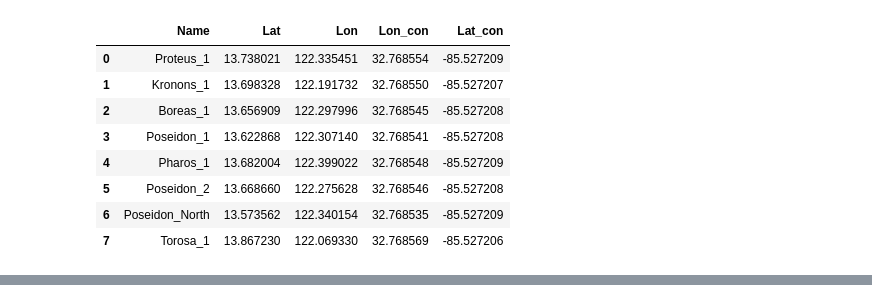
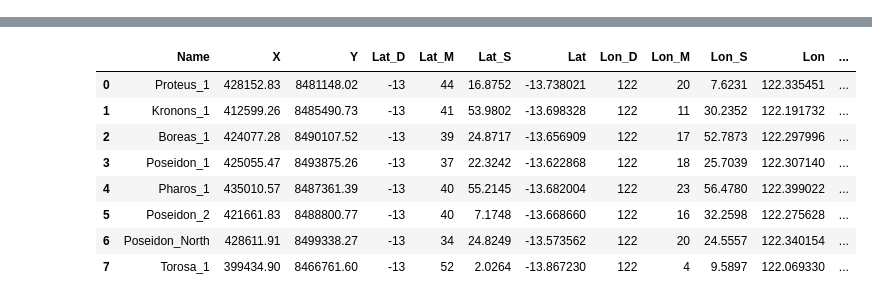
Before and after one commit to WesleyTheGeolien/t20-Dash_Well_Viz, a Jupyter notebook: Notebooks/WellHeads.ipynb, the cells around one changed output, grey strips where cells are left out. Drawn from its saved outputs; the diff is of its cells as text; code cells hidden in the pictures.

```diff
--- a/Notebooks/WellHeads.ipynb
+++ b/Notebooks/WellHeads.ipynb
@@ -32,17 +31,3 @@ def convert (lon, lat):
-# %%
-Heads[['Lon_con','Lat_con']]=Heads[['Lon','Lat']].apply(lambda x: convert(*x), axis=1)
-# %%
-Heads
-# %% [output]
-|  | Name | Lat | Lon | Lon_con | Lat_con |
-| 0 | Proteus_1 | 13.738021 | 122.335451 | 32.768554 | -85.527209 |
-| 1 | Kronons_1 | 13.698328 | 122.191732 | 32.768550 | -85.527207 |
-| 2 | Boreas_1 | 13.656909 | 122.297996 | 32.768545 | -85.527208 |
-| 3 | Poseidon_1 | 13.622868 | 122.307140 | 32.768541 | -85.527208 |
-| 4 | Pharos_1 | 13.682004 | 122.399022 | 32.768548 | -85.527209 |
-| 5 | Poseidon_2 | 13.668660 | 122.275628 | 32.768546 | -85.527208 |
-| 6 | Poseidon_North | 13.573562 | 122.340154 | 32.768535 | -85.527209 |
-| 7 | Torosa_1 | 13.867230 | 122.069330 | 32.768569 | -85.527206 |
 # %%
 
 fig = px.scatter_geo(Heads, lat='Lat', lon='Lon', text= 'Name',
@@ -50,3 +35,21 @@ fig = px.scatter_geo(Heads, lat='Lat', lon='Lon', text= 'Name',
 fig.show()
 # %% [output]
 [interactive output not drawn]
+# %%
+#Below is an attempt to turn the dataframe into a Geodataframe, add to iphython leaflet map and use an iphython widget drop down to select
+
+
+gdf = gpd.GeoDataFrame(
+    Heads, geometry=gpd.points_from_xy(Heads.Lon, Heads.Lat))
+# %%
+gdf
+# %% [output]
+|  | Name | X | Y | Lat_D | Lat_M | Lat_S | Lat | Lon_D | Lon_M | Lon_S | Lon | ... |
+| 0 | Proteus_1 | 428152.83 | 8481148.02 | -13 | 44 | 16.8752 | -13.738021 | 122 | 20 | 7.6231 | 122.335451 | ... |
+| 1 | Kronons_1 | 412599.26 | 8485490.73 | -13 | 41 | 53.9802 | -13.698328 | 122 | 11 | 30.2352 | 122.191732 | ... |
+| 2 | Boreas_1 | 424077.28 | 8490107.52 | -13 | 39 | 24.8717 | -13.656909 | 122 | 17 | 52.7873 | 122.297996 | ... |
+| 3 | Poseidon_1 | 425055.47 | 8493875.26 | -13 | 37 | 22.3242 | -13.622868 | 122 | 18 | 25.7039 | 122.307140 | ... |
+| 4 | Pharos_1 | 435010.57 | 8487361.39 | -13 | 40 | 55.2145 | -13.682004 | 122 | 23 | 56.4780 | 122.399022 | ... |
+| 5 | Poseidon_2 | 421661.83 | 8488800.77 | -13 | 40 | 7.1748 | -13.668660 | 122 | 16 | 32.2598 | 122.275628 | ... |
+| 6 | Poseidon_North | 428611.91 | 8499338.27 | -13 | 34 | 24.8249 | -13.573562 | 122 | 20 | 24.5557 | 122.340154 | ... |
+| 7 | Torosa_1 | 399434.90 | 8466761.60 | -13 | 52 | 2.0264 | -13.867230 | 122 | 4 | 9.5897 | 122.069330 | ... |
```
Also changed, not shown: parts of 4 cells of this notebook, 2 other files.
